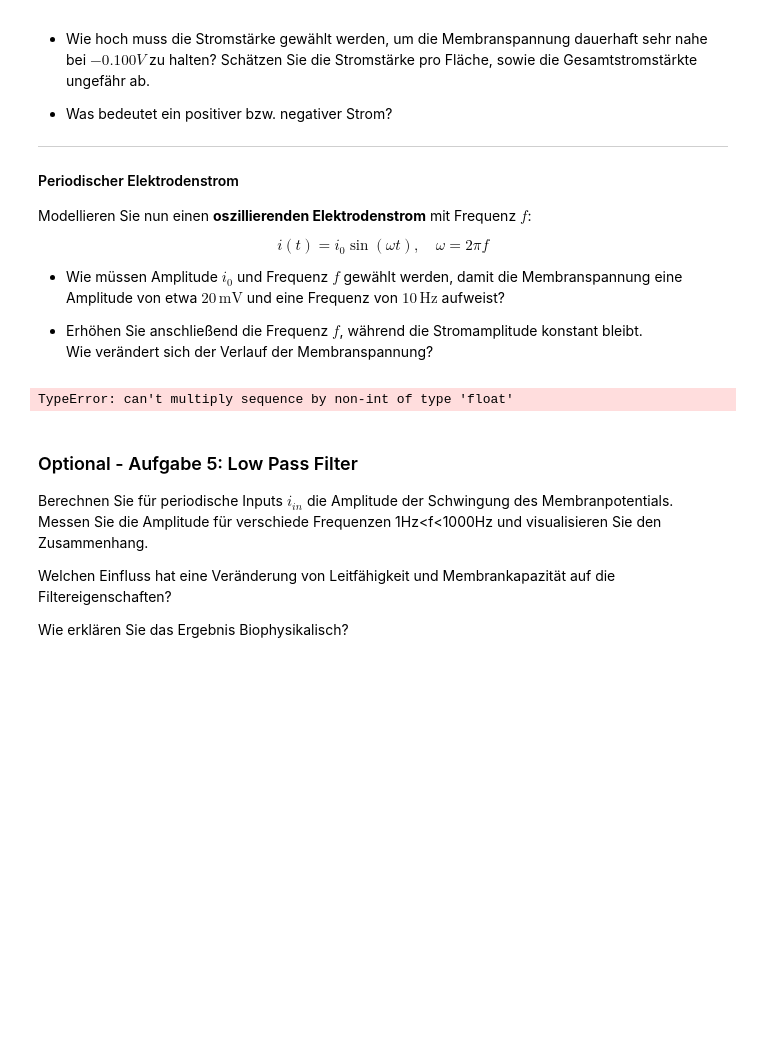
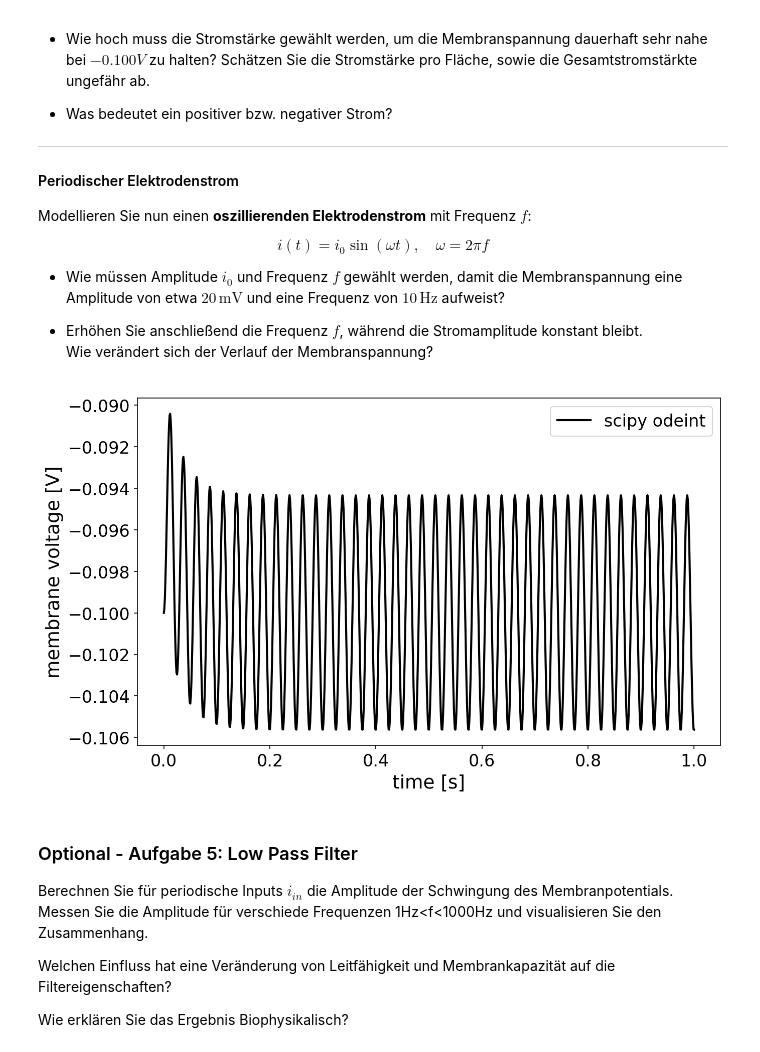
Before and after one commit to David-Bieber/Main, a Jupyter notebook: Ressources/Computational/Week1_Problems.ipynb, the cells around one changed output. Saved outputs shown, nothing was run; the diff lists cells and outputs as text; code cells hidden in the pictures; blank space fills up the shorter version.

```diff
--- a/Ressources/Computational/Week1_Problems.ipynb
+++ b/Ressources/Computational/Week1_Problems.ipynb
@@ -645,37 +640,45 @@ $$
 ################
 # Aufgabe
 ################
 
 N = 1000 # number of time steps
 t_0, t_max = 0., 1. # [seconds]
 t = np.linspace(t_0, t_max, N+1)
 
 # initial condition
 v_0 = -0.100
 
 # set parameters to standard values
 set_parameters()
 
 # input current per unit area/surface
-freq = """TODO""" # cycles per second
+
 omega = 2. * np.pi * freq
-current_ampl = """TODO""" # current [A]
-const_current = """TODO""" # [A/m^2]
+current_ampl = 1.8e-11 # current [A]
+const_current = -0.009
 i_in = lambda t: np.sin(omega * t) * current_ampl / a + const_current # per unit area
+
+
+for freq in [10, 20, 40]:
+    omega = 2. * np.pi * freq
+    i_in = lambda t: np.sin(omega * t) * current_ampl / a + const_current  # redefine inside loop
+    v_scipy = odeint(f_leaky_integrator, v_0, t)
+
+    i_vals = [i_in(ti) for ti in t]
 
 # solve
 v_scipy = odeint(f_leaky_integrator, v_0, t)
 
 # plot the solutions
 fig = plt.figure(dpi=150, figsize=(10,6))
 ax = fig.add_subplot(111)
 ax.plot(t, v_scipy, 'k-', label='scipy odeint')
 ax.set_xlabel('time [s]')
 ax.set_ylabel('membrane voltage [V]')
 ax.legend()
 plt.show()
 # %% [output]
-TypeError: can't multiply sequence by non-int of type 'float'
+[figure, added]
 # %% [markdown]
 
 
```
Also changed, not shown: parts of 3 cells of this notebook, 2 other files.
